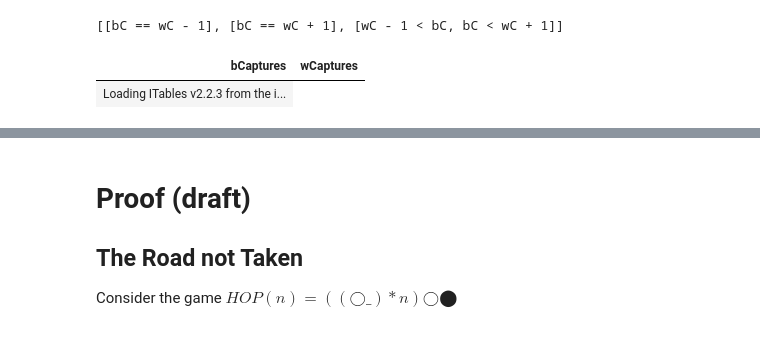
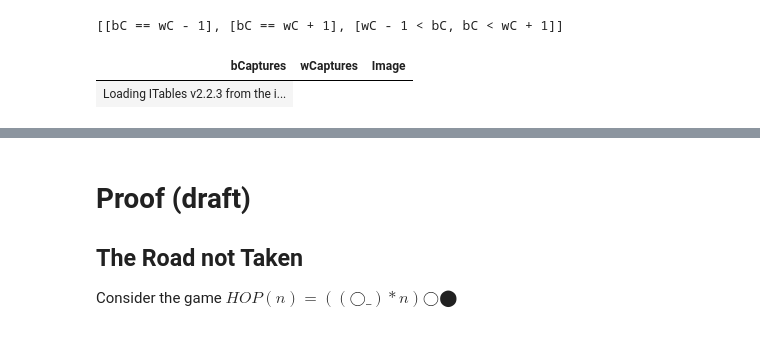
Before and after one commit to ishehadeh/konjecture, a Jupyter notebook: notebooks/Untitled.ipynb, the cells around one changed output, grey strips where cells are left out. Cells and saved outputs as stored; diff of their text form; code cells hidden in the pictures.

```diff
--- a/notebooks/Untitled.ipynb
+++ b/notebooks/Untitled.ipynb
@@ -3,14 +3,19 @@ from conjecturing import conjecture
 # %%
 import polars as pl
 from itables import init_notebook_mode
+from konane import Konane1024, Konane64
 
 init_notebook_mode(all_interactive=True)
 
 GAME_WIDTH=8
 GAME_HEIGHT=8
 
-df = pl.read_parquet("./data/all-4x3-in-8x8.parquet").lazy()
-df.collect()
+df = pl.read_parquet("./data/all-4x3-in-8x8.parquet")
+df = df.with_columns(
+    pl.struct("bBitmaps", "wBitmaps")
+    .map_elements(lambda g: Konane1024.from_bitmaps(8, 8, *g.values())._repr_svg_(), return_dtype = pl.String)
+    .alias("Image"))
+df
 # %% [output]
 [interactive output not drawn]
 | bBitmaps | wBitmaps | canonicalForm | wH | bH | wCnt | bCnt | wBrdr | bBrdr | wW | bW | ... |
@@ -87,9 +60,9 @@ solve([bC <= wC + 1, wC <= bC + 1], bC, wC)
 # %% [output]
 [[bC == wC - 1], [bC == wC + 1], [wC - 1 < bC, bC < wC + 1]]
 # %%
-df.filter(pl.col("canonicalForm") == "*2").select("bCaptures", "wCaptures").collect()
+df.filter(pl.col("canonicalForm") == "*2").select("bCaptures", "wCaptures", "Image").collect()
 # %% [output]
-| bCaptures | wCaptures |
+| bCaptures | wCaptures | Image |
 | Loading ITables v2.2.3 from the i... |
 # %%
 # Possibly interesting result?
```
Also changed, not shown: parts of 2 cells of this notebook, 21 other files.
